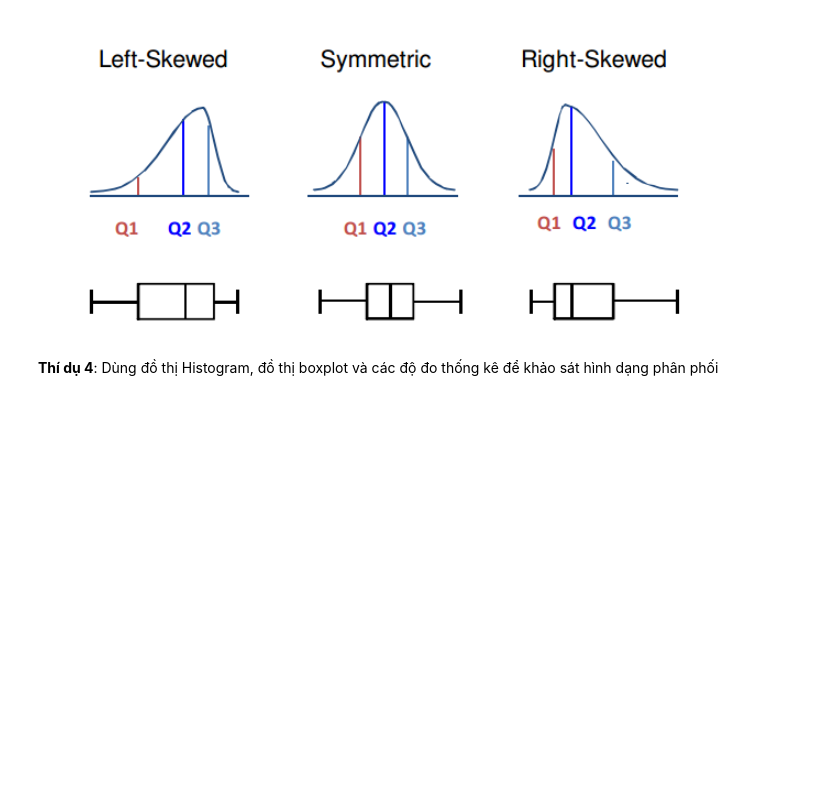
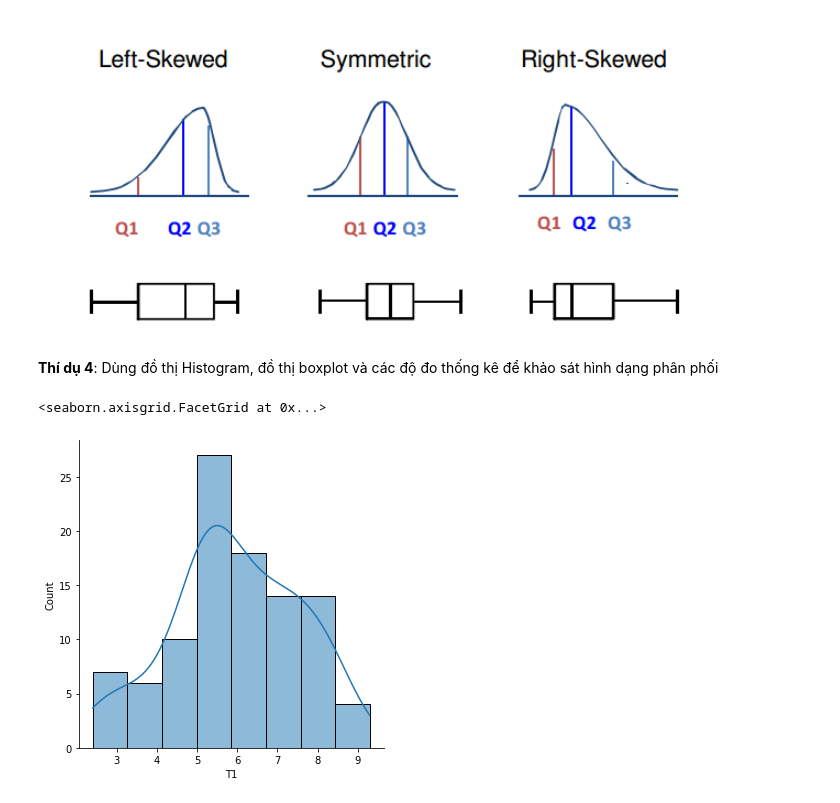
Before and after one commit to huynhhoc/DataAnalystDeepLearning, a Jupyter notebook: Labs/Lab05.ipynb, the cells around one changed output. Saved outputs shown, nothing was run; the diff lists cells and outputs as text; code cells hidden in the pictures; blank space fills up the shorter version.

```diff
--- a/Labs/Lab05.ipynb
+++ b/Labs/Lab05.ipynb
@@ -61,3 +61,6 @@ print(mean)
 ![image.png](embedded-picture-1)
 # %% [markdown]
 **Thí dụ 4**: Dùng đồ thị Histogram, đồ thị boxplot và các độ đo thống kê để khảo sát hình dạng phân phối
+# %%
+import pandas as pd
+dulieuxettuyen = pd.read_csv("https://raw.githubusercontent.com/huynhhoc/DataAnalystDeepLearning/main/Data/dulieuxettuyendaihoc.csv")
@@ -63,0 +69,5 @@ print(mean)
+# %%
+sns.displot(dulieuxettuyen, x="T1", kde=True)
+# %% [output]
+<seaborn.axisgrid.FacetGrid at 0x...>
+[figure, added]
```
Also changed, not shown: parts of 7 cells of this notebook.
